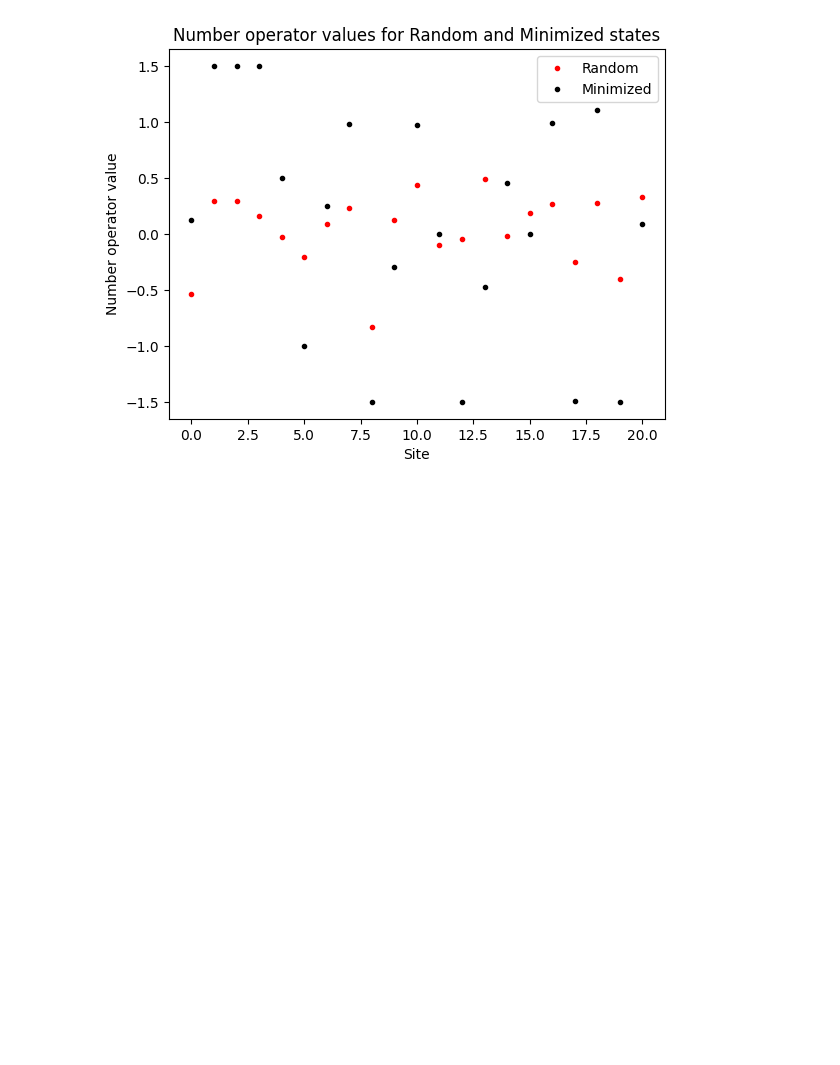
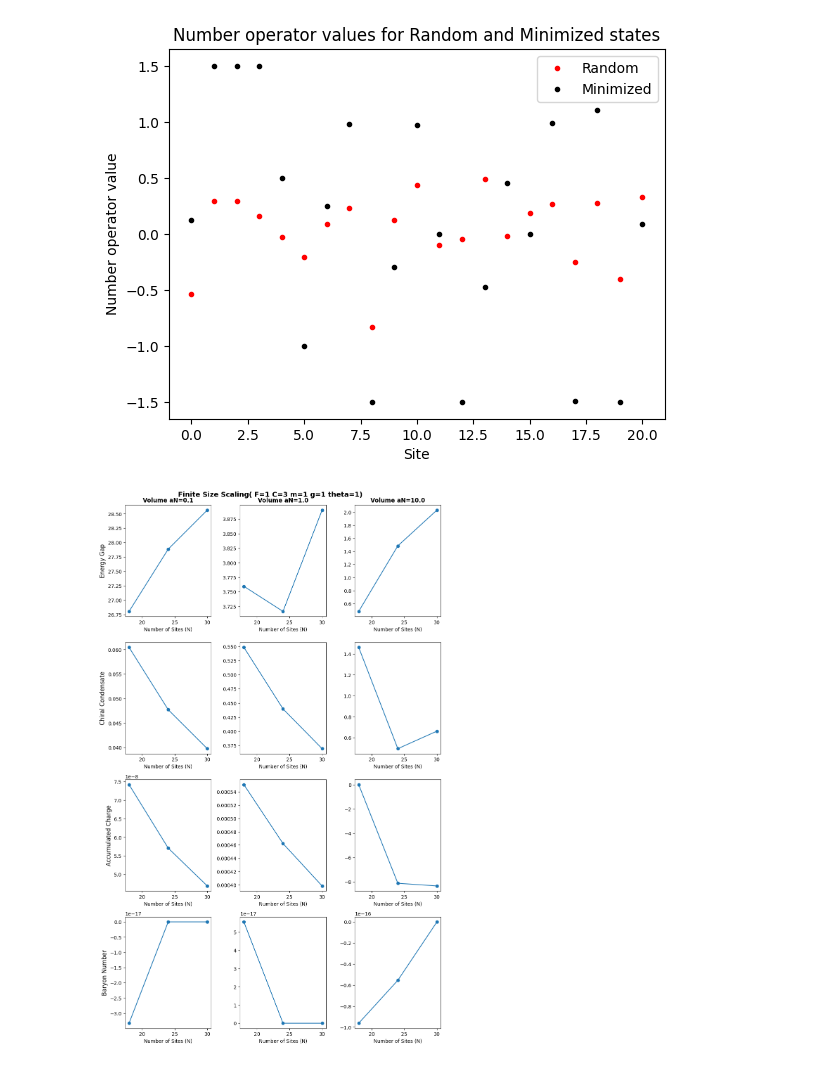
Before and after one commit to aradhbisarya/physics_697_fall_2025_Max_Aradh_project, a Jupyter notebook: python_code.ipynb, the cells around one changed output. Cells and saved outputs as stored; diff of their text form; code cells hidden in the pictures; blank space fills up the shorter version.

Commit message:
added finite size

```diff
--- a/python_code.ipynb
+++ b/python_code.ipynb
@@ -86,3 +86,57 @@ plt.title('Number operator values for Random and Minimized states')
 plt.savefig('number_operator_values.png')
 # %% [output]
 [figure]
+# %%
+import matplotlib.pyplot as plt
+vals = {
+    0.1: {
+        'N': [6, 8, 10],
+        'condensate': [0.0604499, 0.0477278, 0.0397571],
+        'charge': [7.41726e-8, 5.70944e-8, 4.68939e-8],
+        'baryon': [-3.33067e-17, 0.0, 0.0],
+        'gap': [26.807127,27.886620,28.564771]
+    },
+    1.0: {
+        'N': [6, 8, 10],
+        'condensate': [0.548295, 0.439676, 0.369363],
+        'charge': [0.000550953, 0.0004622, 0.00039826],
+        'baryon': [5.55112e-17, 0.0, 0.0],
+        'gap': [3.759517,3.716373,3.890449]
+    },
+    10.0: {
+        'N': [6, 8, 10],
+        'condensate': [1.4627, 0.494197, 0.661862],
+        'charge': [0.00790492, -8.12353, -8.34495],
+        'baryon': [-9.62772e-17, -5.55112e-17, 0.0],
+        'gap': [0.480881,1.484052,2.031838]
+    }
+}
+fig, axes = plt.subplots(4, 3, figsize=(10, 10*1.618))
+axes = axes.flatten()
+
+keys = list(vals.keys())
+quantities = [ 'gap','condensate', 'charge', 'baryon']
+plot_idx = 0
+for quantity in quantities:
+    for key in keys:
+        ax = axes[plot_idx]
+        ax.plot([n*3 for n in vals[key]['N']], vals[key][quantity], 'o-')
+        ax.set_xlabel('Number of Sites (N)')
+        plot_idx += 1
+
+# Add row labels (quantities) on the left
+axes[0].set_ylabel('Energy Gap', fontsize=12,)
+axes[3].set_ylabel('Chiral Condensate', fontsize=12,)
+axes[6].set_ylabel('Accumulated Charge', fontsize=12,)
+axes[9].set_ylabel('Baryon Number', fontsize=12,)
+# Add column labels (V values) on the top
+for j, key in enumerate(keys):
+    axes[j].set_title(f'Volume aN={key}', fontsize=12, fontweight='bold')
+
+fig.suptitle('Finite Size Scaling( F=1 C=3 m=1 g=1 theta=1)', fontsize=14, fontweight='bold')
+fig.tight_layout()
+plt.savefig('subplots.png')
+
+plt.show()
+# %% [output]
+[figure, added]
```
Also changed, not shown: parts of 1 cell of this notebook, 1 other file.
